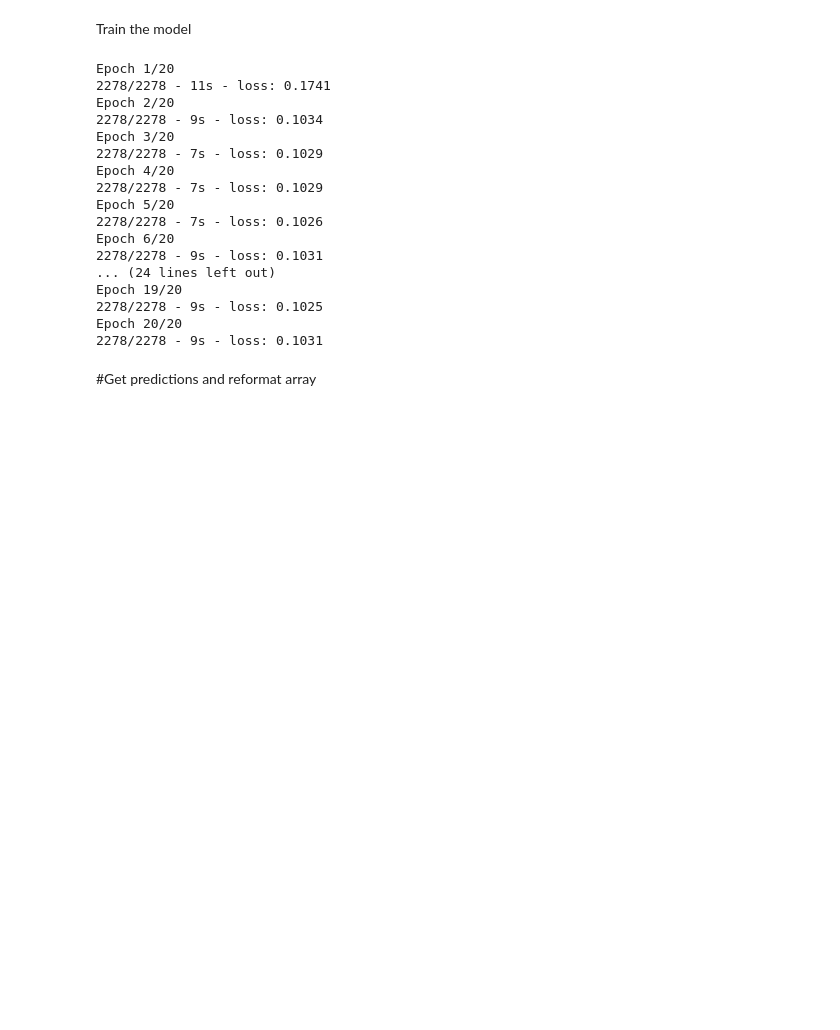
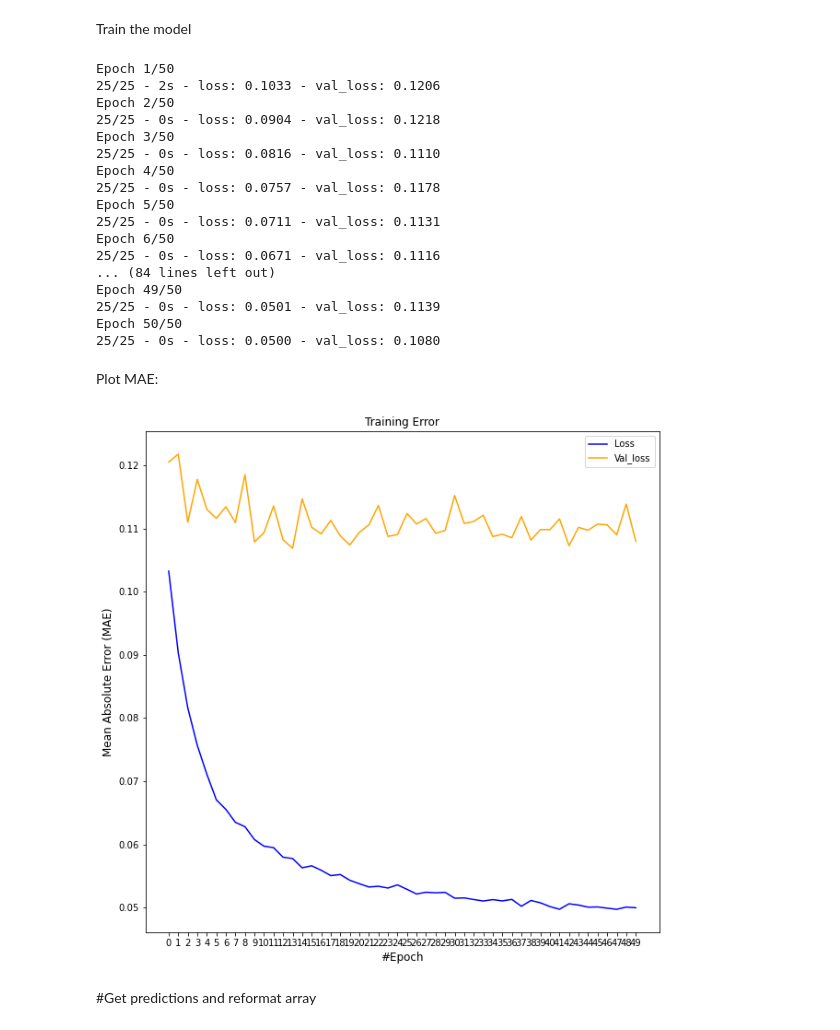
Before and after one commit to teoad95/Deep-learning-Cryptocurrency-price-prediction, a Jupyter notebook: cryptocurrency_forecasting_georg.ipynb, the cells around one changed output. Saved outputs shown, nothing was run; the diff lists cells and outputs as text; code cells hidden in the pictures; blank space fills up the shorter version.

```diff
--- a/cryptocurrency_forecasting_georg.ipynb
+++ b/cryptocurrency_forecasting_georg.ipynb
@@ -224,10 +331,17 @@ Normalize training outputs: 5 next prices normalized to 10th previous closing pr
 pred_range = 5
 
 LSTM_ranged_training_outputs = []
-for i in range(window_len, len(training_set['Close']) - pred_range):
-    LSTM_ranged_training_outputs.append((training_set['Close'][i:i+pred_range].values/training_set['Close'][i-window_len]) - 1)
+for i in range(window_len, len(training_set['bit_Close']) - pred_range):
+    LSTM_ranged_training_outputs.append((training_set['bit_Close'][i:i+pred_range].values/training_set['bit_Close'][training_set.index[0]+i-window_len]) - 1)
 
 LSTM_ranged_training_outputs = np.array(LSTM_ranged_training_outputs)
+
+
+LSTM_ranged_val_outputs = []
+for i in range(window_len, len(val_set['bit_Close']) - pred_range):
+    LSTM_ranged_val_outputs.append((val_set['bit_Close'][i:i+pred_range].values/val_set['bit_Close'][val_set.index[0]+i-window_len]) - 1)
+
+LSTM_ranged_val_outputs = np.array(LSTM_ranged_val_outputs)
 # %% [markdown]
 Build the model
 # %%
@@ -239,29 +354,44 @@ Train the model
 # %%
 np.random.seed(202)
 
-epochs = 20
-batch_size = 1
+epochs = 50
+batch_size = 64
 
 ranged_hist = ranged_btcoin_model.fit(LSTM_training_inputs[:-pred_range], LSTM_ranged_training_outputs,
-                                      epochs=epochs, batch_size=batch_size, verbose=2, shuffle=True)
+                                       validation_data=(LSTM_val_inputs[:-pred_range], LSTM_ranged_val_outputs), epochs=epochs, batch_size=batch_size, verbose=2, shuffle=True, workers=8)
 # %% [output]
-Epoch 1/20
-2278/2278 - 11s - loss: 0.1741
-Epoch 2/20
-2278/2278 - 9s - loss: 0.1034
-Epoch 3/20
-2278/2278 - 7s - loss: 0.1029
-Epoch 4/20
-2278/2278 - 7s - loss: 0.1029
-Epoch 5/20
-2278/2278 - 7s - loss: 0.1026
-Epoch 6/20
-2278/2278 - 9s - loss: 0.1031
-... (24 lines left out)
-Epoch 19/20
-2278/2278 - 9s - loss: 0.1025
-Epoch 20/20
-2278/2278 - 9s - loss: 0.1031
+Epoch 1/50
+25/25 - 2s - loss: 0.1033 - val_loss: 0.1206
+Epoch 2/50
+25/25 - 0s - loss: 0.0904 - val_loss: 0.1218
+Epoch 3/50
+25/25 - 0s - loss: 0.0816 - val_loss: 0.1110
+Epoch 4/50
+25/25 - 0s - loss: 0.0757 - val_loss: 0.1178
+Epoch 5/50
+25/25 - 0s - loss: 0.0711 - val_loss: 0.1131
+Epoch 6/50
+25/25 - 0s - loss: 0.0671 - val_loss: 0.1116
+... (84 lines left out)
+Epoch 49/50
+25/25 - 0s - loss: 0.0501 - val_loss: 0.1139
+Epoch 50/50
+25/25 - 0s - loss: 0.0500 - val_loss: 0.1080
+# %% [markdown]
+Plot MAE:
+# %%
+fig, ax1 = plt.subplots(1, 1, figsize=(10, 10))
+
+ax1.plot(ranged_hist.epoch, ranged_hist.history['loss'], color='b', label='Loss')
+ax1.plot(ranged_hist.epoch, ranged_hist.history['val_loss'], color='orange', label='Val_loss')
+ax1.set_xticks(range(0, len(ranged_hist.epoch)))
+ax1.set_title('Training Error')
+ax1.set_ylabel('Mean Absolute Error (MAE)', fontsize=12)
+ax1.set_xlabel('#Epoch', fontsize=12)
+plt.legend()
+plt.show()
+# %% [output]
+[figure, added]
 # %% [markdown]
 #Get predictions and reformat array
 # %%
```
Also changed, not shown: parts of 27 cells of this notebook.
